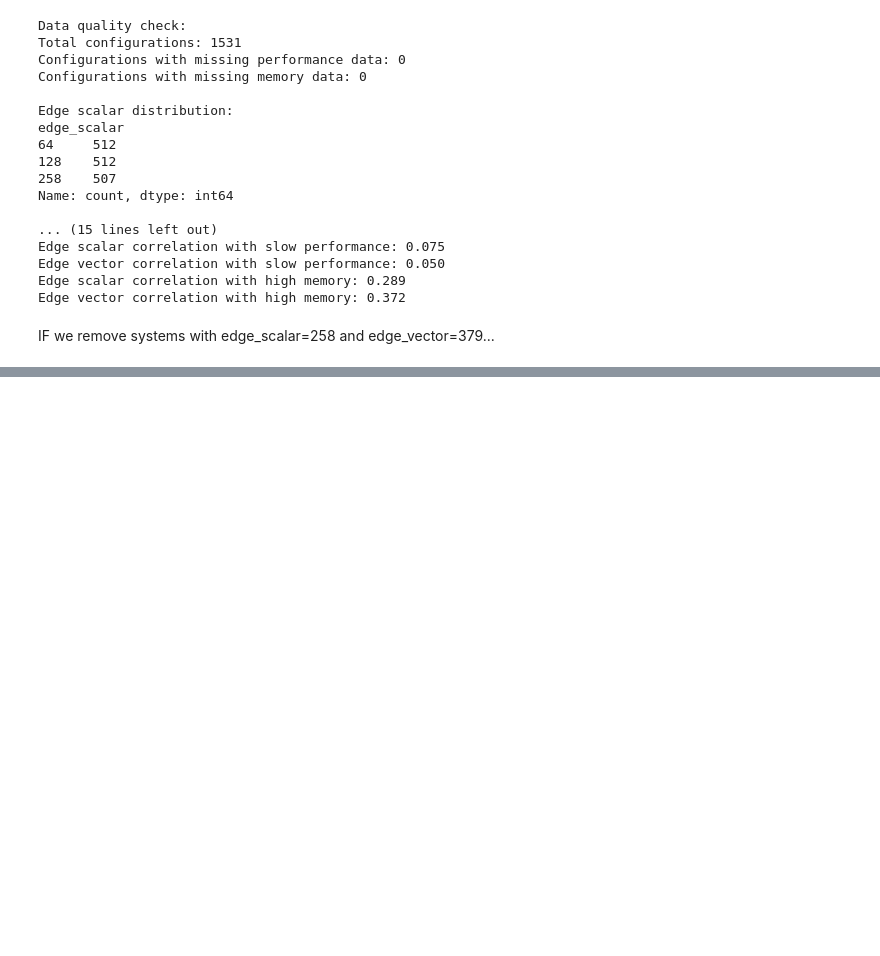
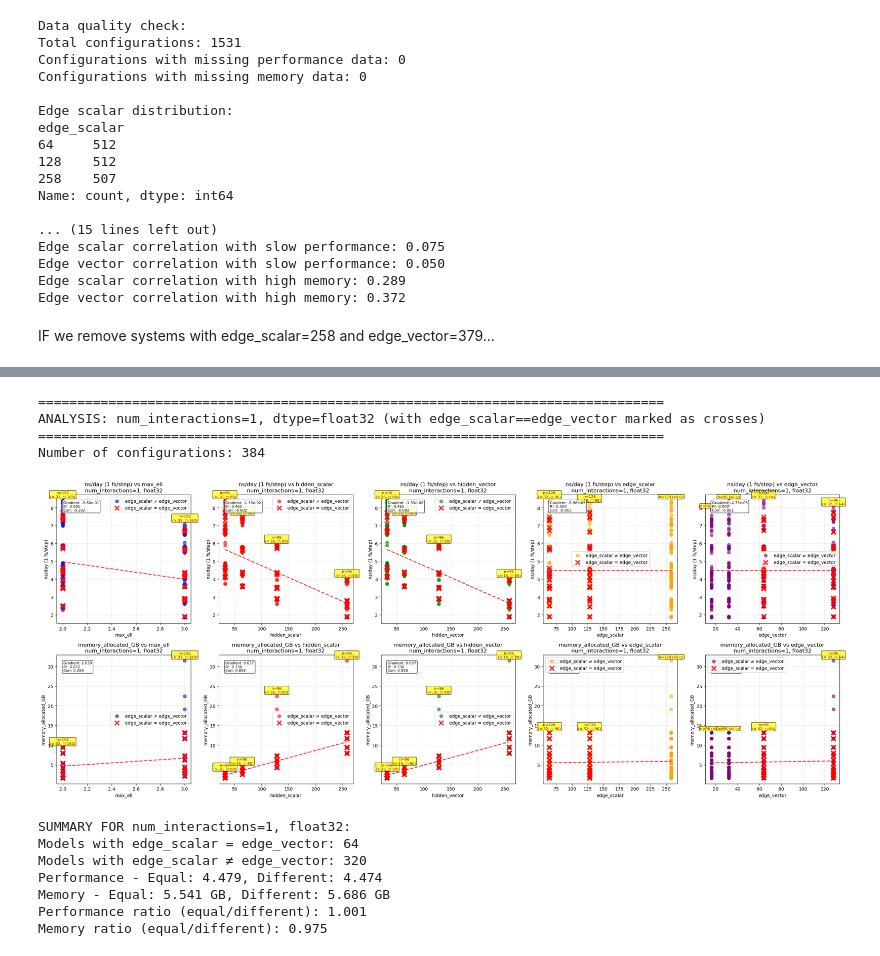
Before and after one commit to ThomasWarford/mace, a Jupyter notebook: benchmarks/analysis.ipynb, the cells around one changed output, grey strips where cells are left out. Saved outputs shown, nothing was run; the diff lists cells and outputs as text; code cells hidden in the pictures; blank space fills up the shorter version.

```diff
--- a/benchmarks/analysis.ipynb
+++ b/benchmarks/analysis.ipynb
@@ -454,0 +671,29 @@ Number of configurations: 192
+# %%
+# Analysis for num_interactions == 1, dtype == float32 WITH CROSSES
+print("="*80)
+print("ANALYSIS: num_interactions=1, dtype=float32 (with edge_scalar==edge_vector marked as crosses)")
+print("="*80)
+
+df_subset = df[(df['num_interactions'] == 1) & (df['dtype'] == 'float32')]
+print(f"Number of configurations: {len(df_subset)}")
+
+plot_hyperparameter_analysis_with_crosses(
+    df_subset,
+    "num_interactions=1, float32",
+    numerical_hyperparams,
+    key_performance_metric,
+    'memory_allocated_GB'
+)
+# %% [output]
+================================================================================
+ANALYSIS: num_interactions=1, dtype=float32 (with edge_scalar==edge_vector marked as crosses)
+================================================================================
+Number of configurations: 384
+[figure, added]
+SUMMARY FOR num_interactions=1, float32:
+Models with edge_scalar = edge_vector: 64
+Models with edge_scalar ≠ edge_vector: 320
+Performance - Equal: 4.479, Different: 4.474
+Memory - Equal: 5.541 GB, Different: 5.686 GB
+Performance ratio (equal/different): 1.001
+Memory ratio (equal/different): 0.975
```
Also changed, not shown: parts of 7 cells of this notebook.
